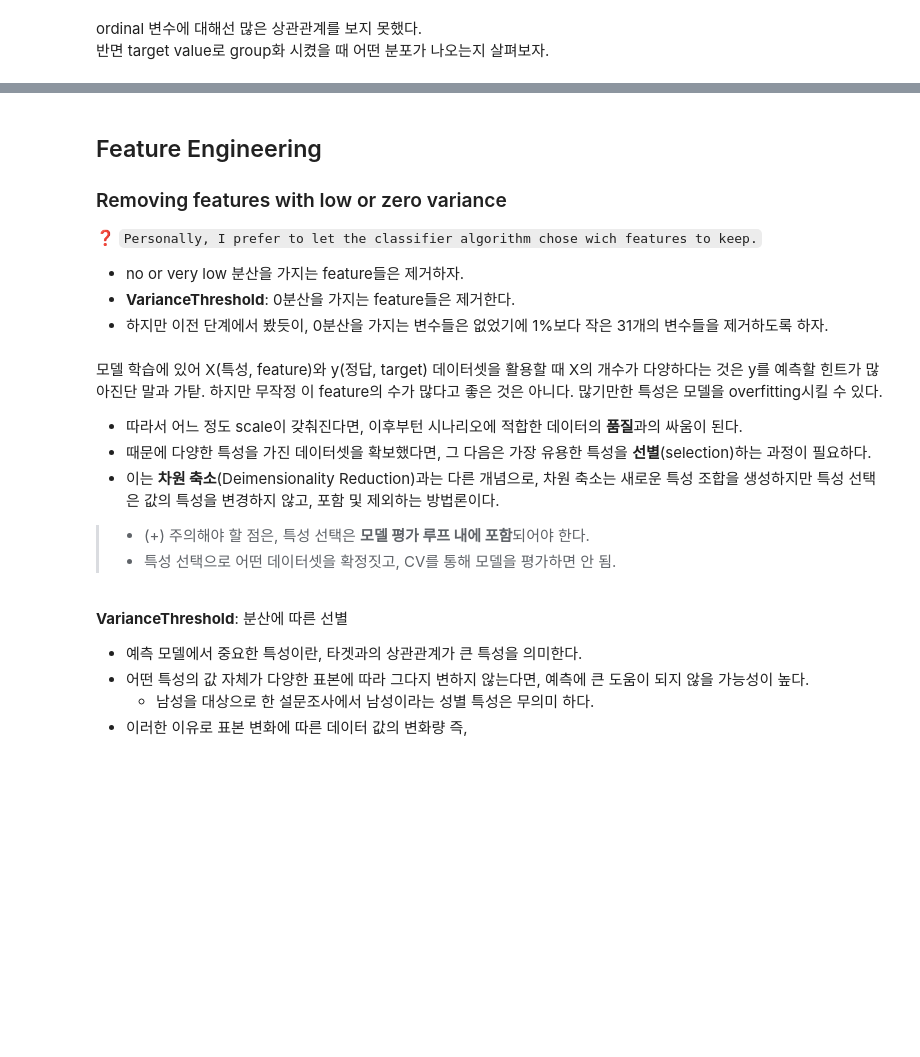
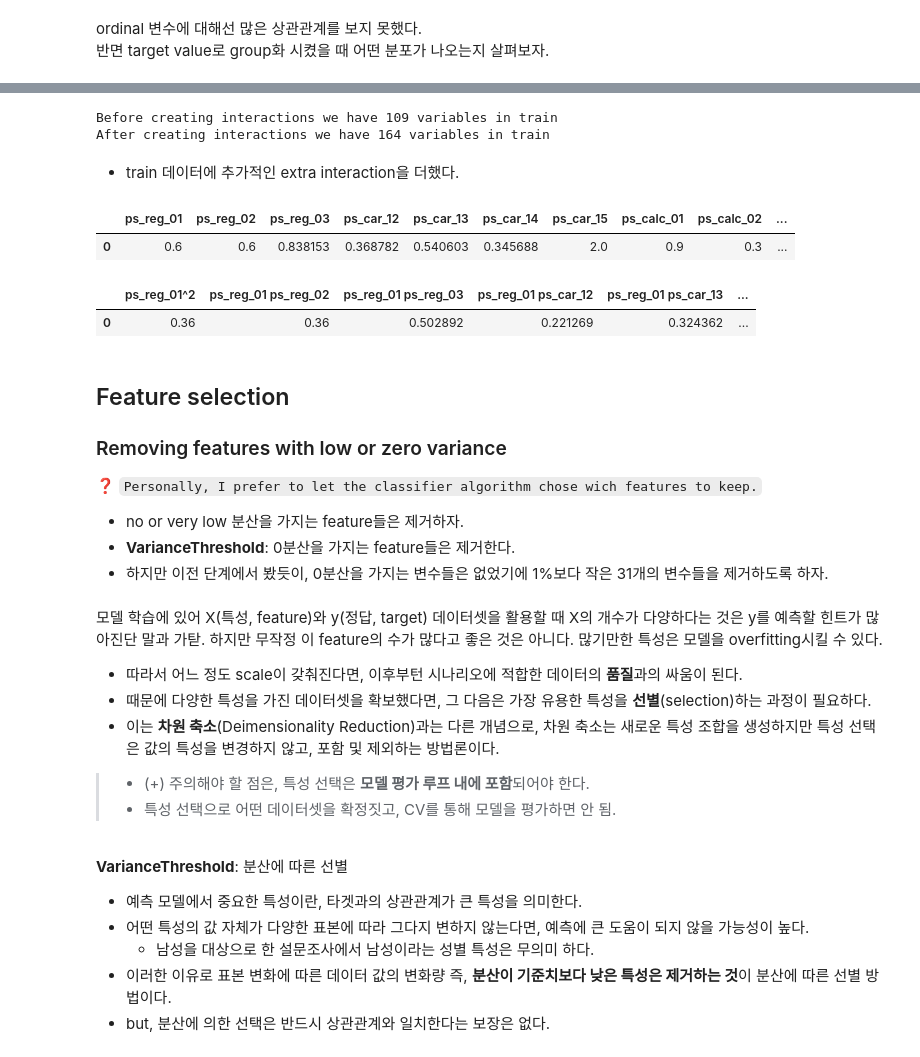
Before and after one commit to yeon42/data_analysis, a Jupyter notebook: kaggle/Porto_Seguro/PortoSeguro_data_preparation.ipynb, the cells around one changed output, grey strips where cells are left out. Saved outputs shown, nothing was run; the diff lists cells and outputs as text; code cells hidden in the pictures; blank space fills up the shorter version.

```diff
--- a/kaggle/Porto_Seguro/PortoSeguro_data_preparation.ipynb
+++ b/kaggle/Porto_Seguro/PortoSeguro_data_preparation.ipynb
@@ -753,0 +760,6 @@ ordinal 변수에 대해선 많은 상관관계를 보지 못했다. <br/>
+# %%
+v = meta[(meta.level == 'nominal') & (meta.keep)].index
+print(f'Before dummification we have {train.shape[1]} variables in train')
+
+train = pd.get_dummies(train, columns=v, drop_first=True)
+print(f'After dummification we have {train.shape[1]} variables in train')
@@ -754,5 +782,30 @@ ordinal 변수에 대해선 많은 상관관계를 보지 못했다. <br/>
+# %%
+v = meta[(meta.level == 'interval') & (meta.keep)].index
+poly = PolynomialFeatures(degree=2, interaction_only=False, include_bias=False) # 다항식 형태
+interactions = pd.DataFrame(data=poly.fit_transform(train[v]), columns=poly.get_feature_names(v))
+interactions.drop(v, axis=1, inplace=True) # Remove the original columns
+
+# Concat the interaction variables to the train data
+print(f'Before creating interactions we have {train.shape[1]} variables in train')
+train = pd.concat([train, interactions], axis=1)
+print(f'After creating interactions we have {train.shape[1]} variables in train')
+# %% [output]
+Before creating interactions we have 109 variables in train
+After creating interactions we have 164 variables in train
+# %% [markdown]
+- train 데이터에 추가적인 extra interaction을 더했다.
+# %%
+pd.DataFrame(data=poly.fit_transform(train[v]), columns=poly.get_feature_names(v)).head(1)
+# %% [output]
+|  | ps_reg_01 | ps_reg_02 | ps_reg_03 | ps_car_12 | ps_car_13 | ps_car_14 | ps_car_15 | ps_calc_01 | ps_calc_02 | ... |
+| 0 | 0.6 | 0.6 | 0.838153 | 0.368782 | 0.540603 | 0.345688 | 2.0 | 0.9 | 0.3 | ... |
+# %%
+interactions.head(1)
+# %% [output]
+|  | ps_reg_01^2 | ps_reg_01 ps_reg_02 | ps_reg_01 ps_reg_03 | ps_reg_01 ps_car_12 | ps_reg_01 ps_car_13 | ... |
+| 0 | 0.36 | 0.36 | 0.502892 | 0.221269 | 0.324362 | ... |
 # %% [markdown]
-## Feature Engineering
+## Feature selection
 ### Removing features with low or zero variance
 
 ❓ `Personally, I prefer to let the classifier algorithm chose wich features to keep.`
@@ -773,4 +826,5 @@ ordinal 변수에 대해선 많은 상관관계를 보지 못했다. <br/>
 - 예측 모델에서 중요한 특성이란, 타겟과의 상관관계가 큰 특성을 의미한다.
 - 어떤 특성의 값 자체가 다양한 표본에 따라 그다지 변하지 않는다면, 예측에 큰 도움이 되지 않을 가능성이 높다.
     - 남성을 대상으로 한 설문조사에서 남성이라는 성별 특성은 무의미 하다.
-- 이러한 이유로 표본 변화에 따른 데이터 값의 변화량 즉,
+- 이러한 이유로 표본 변화에 따른 데이터 값의 변화량 즉, **분산이 기준치보다 낮은 특성은 제거하는 것**이 분산에 따른 선별 방법이다.
+- but, 분산에 의한 선택은 반드시 상관관계와 일치한다는 보장은 없다.
```
Also changed, not shown: parts of 8 cells of this notebook.
